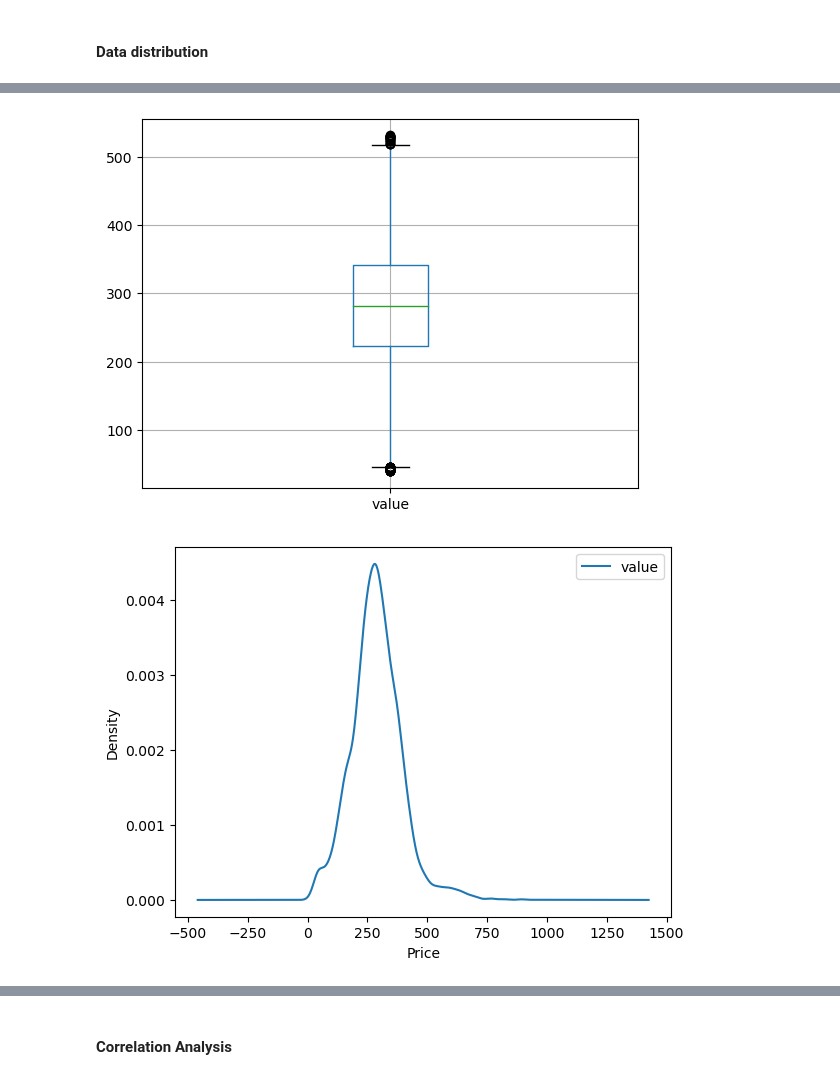
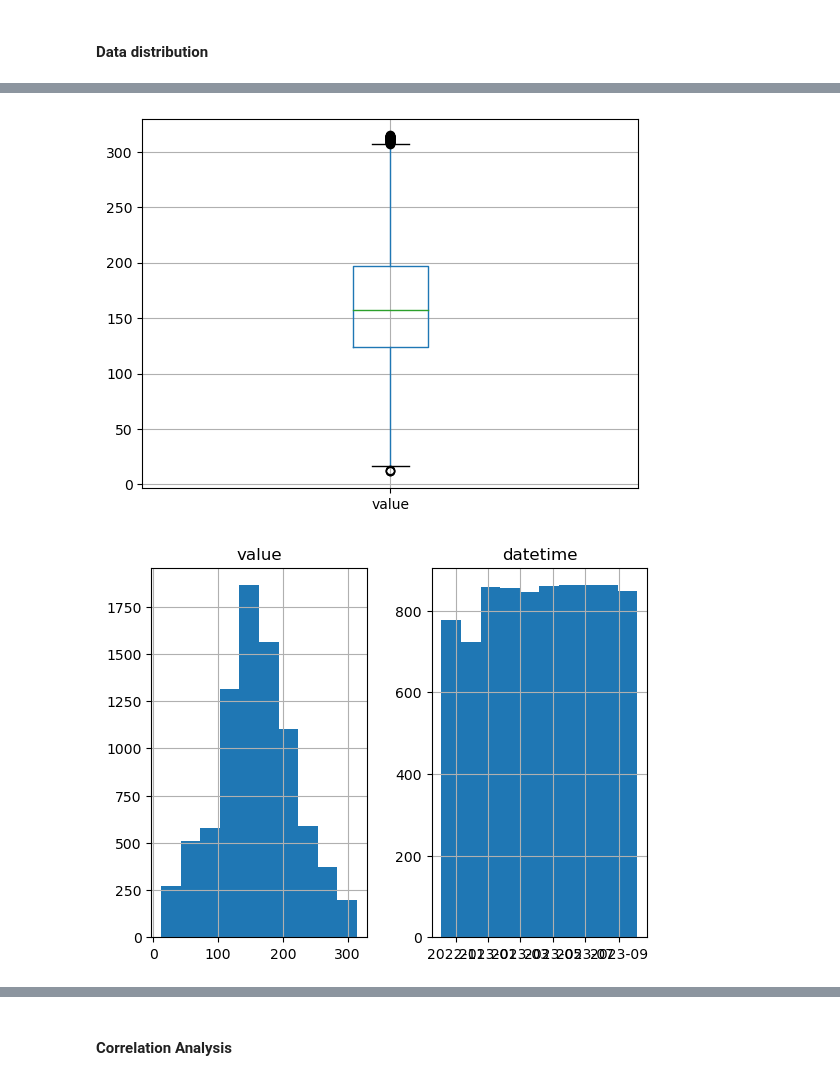
Before and after one commit to AlfonsoUrra/Energy-Market-Prediction-Model-with-PySpark-and-TensorFlow, a Jupyter notebook: Notebooks/preprocessing/data_statistics.ipynb, the cells around one changed output, grey strips where cells are left out. Cells and saved outputs as stored; diff of their text form; code cells hidden in the pictures.

```diff
--- a/Notebooks/preprocessing/data_statistics.ipynb
+++ b/Notebooks/preprocessing/data_statistics.ipynb
@@ -61,14 +60,18 @@ df_yearly_prices_no_outliers.toPandas().to_csv("../../data/df_yearly_prices_no_o
+# %%
+# convert to pandas dataframe and save to csv file
+df_yearly_prices_no_outliers = df_yearly_prices_no_outliers.toPandas()
+df_yearly_prices_no_outliers.to_csv("../../data/df_yearly_prices_no_outliers.csv", index=False)
 # %%
 # boxplot without outliers
-df_yearly_prices_no_outliers.select("value").toPandas().boxplot()
+df_yearly_prices_no_outliers.boxplot()
 plt.show()
 # %% [output]
-[figure, old version]
+[figure, new version]
 # %%
 # density graph (histogram)
-df_yearly_prices.select("value").toPandas().plot(kind='density').set_xlabel("Price")
+df_yearly_prices_no_outliers.hist()
 plt.show()
 # %% [output]
-[figure, old version]
+[figure, new version]
 # %%
 # P-P plot
```
Also changed, not shown: parts of 16 cells of this notebook, 8 other files.
